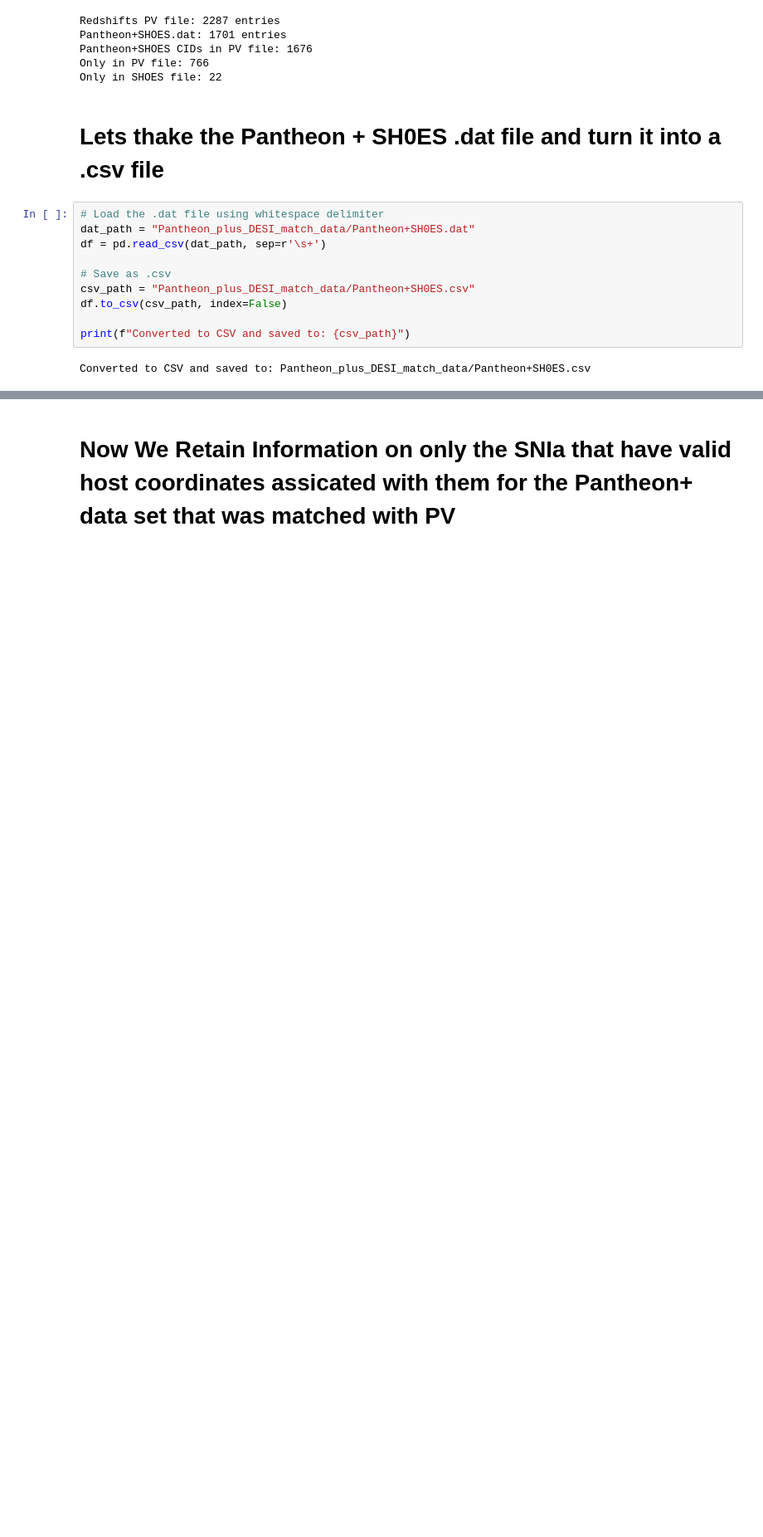
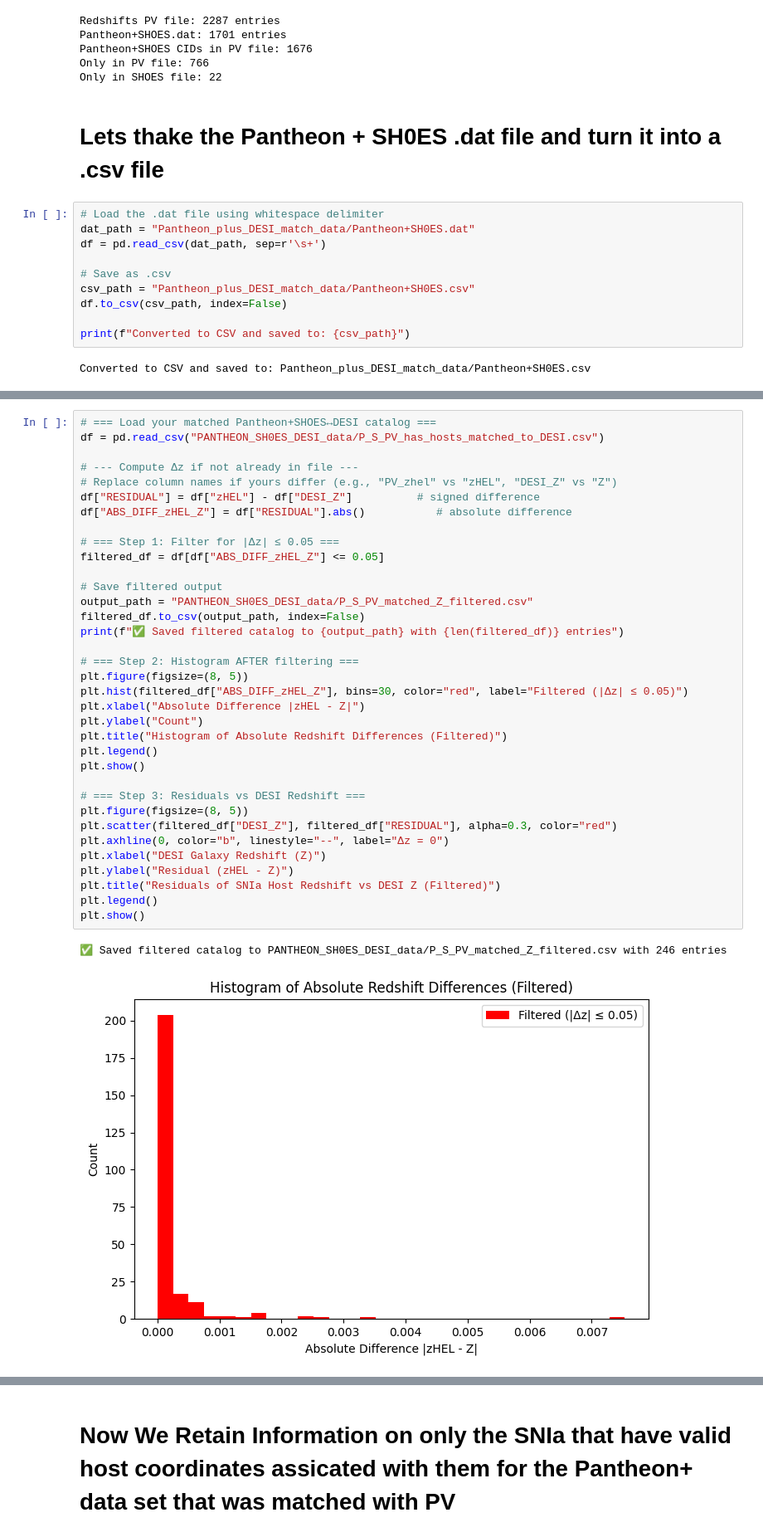
Before and after one commit to chernya4/first_paper, a Jupyter notebook: Pantheon_plus_DESI_explore.ipynb, the cells around one changed output, grey strips where cells are left out. Shown at 83% size. Drawn from its saved outputs; the diff is of its cells as text; blank space fills up the shorter version.

Commit message:
Did More Work With Pantheon Plus

```diff
--- a/Pantheon_plus_DESI_explore.ipynb
+++ b/Pantheon_plus_DESI_explore.ipynb
@@ -356,0 +455,38 @@ Unmatched entries saved to: Pantheon_plus_DESI_match_data/Pantheon+SH0ES_unmatch
+# %%
+# === Load your matched Pantheon+SHOES↔DESI catalog ===
+df = pd.read_csv("PANTHEON_SH0ES_DESI_data/P_S_PV_has_hosts_matched_to_DESI.csv")
+
+# --- Compute Δz if not already in file ---
+# Replace column names if yours differ (e.g., "PV_zhel" vs "zHEL", "DESI_Z" vs "Z")
+df["RESIDUAL"] = df["zHEL"] - df["DESI_Z"]          # signed difference
+df["ABS_DIFF_zHEL_Z"] = df["RESIDUAL"].abs()           # absolute difference
+
+# === Step 1: Filter for |Δz| ≤ 0.05 ===
+filtered_df = df[df["ABS_DIFF_zHEL_Z"] <= 0.05]
+
+# Save filtered output
+output_path = "PANTHEON_SH0ES_DESI_data/P_S_PV_matched_Z_filtered.csv"
+filtered_df.to_csv(output_path, index=False)
+print(f"✅ Saved filtered catalog to {output_path} with {len(filtered_df)} entries")
+
+# === Step 2: Histogram AFTER filtering ===
+plt.figure(figsize=(8, 5))
+plt.hist(filtered_df["ABS_DIFF_zHEL_Z"], bins=30, color="red", label="Filtered (|Δz| ≤ 0.05)")
+plt.xlabel("Absolute Difference |zHEL - Z|")
+plt.ylabel("Count")
+plt.title("Histogram of Absolute Redshift Differences (Filtered)")
+plt.legend()
+plt.show()
+
+# === Step 3: Residuals vs DESI Redshift ===
+plt.figure(figsize=(8, 5))
+plt.scatter(filtered_df["DESI_Z"], filtered_df["RESIDUAL"], alpha=0.3, color="red")
+plt.axhline(0, color="b", linestyle="--", label="Δz = 0")
+plt.xlabel("DESI Galaxy Redshift (Z)")
+plt.ylabel("Residual (zHEL - Z)")
+plt.title("Residuals of SNIa Host Redshift vs DESI Z (Filtered)")
+plt.legend()
+plt.show()
+# %% [output]
+✅ Saved filtered catalog to PANTHEON_SH0ES_DESI_data/P_S_PV_matched_Z_filtered.csv with 246 entries
+[figure, added]
```
Also changed, not shown: parts of 13 cells of this notebook.
